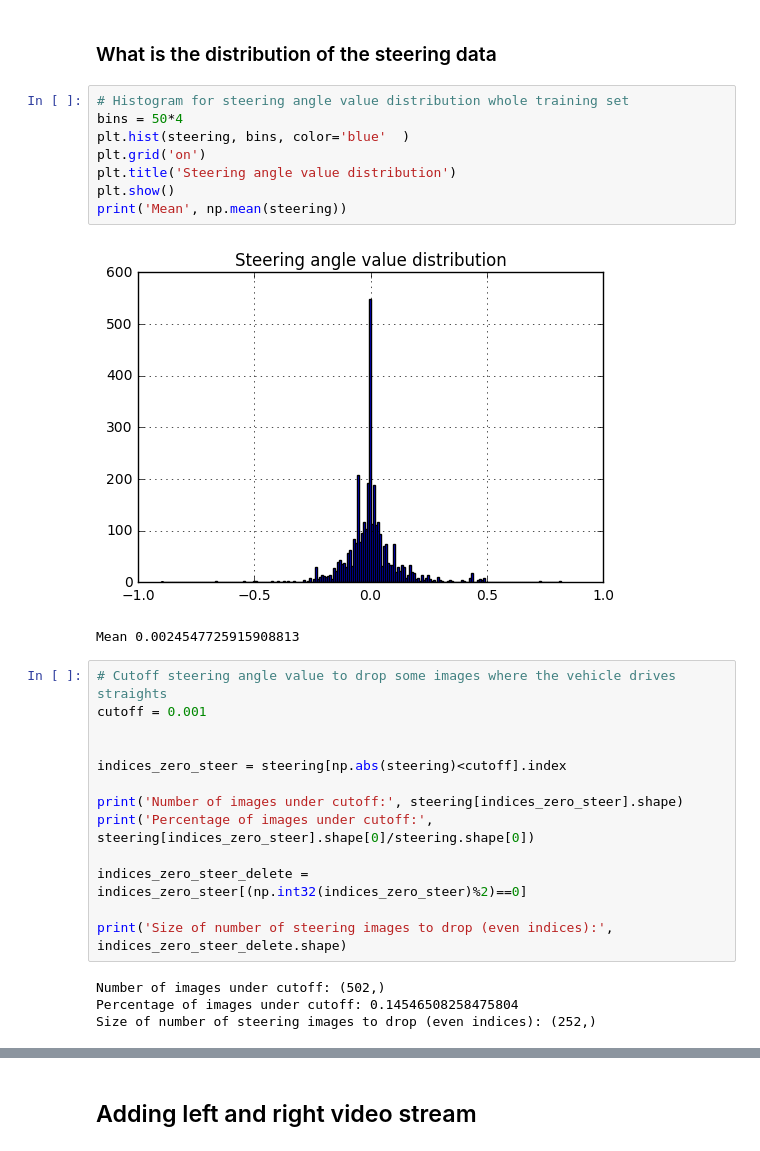
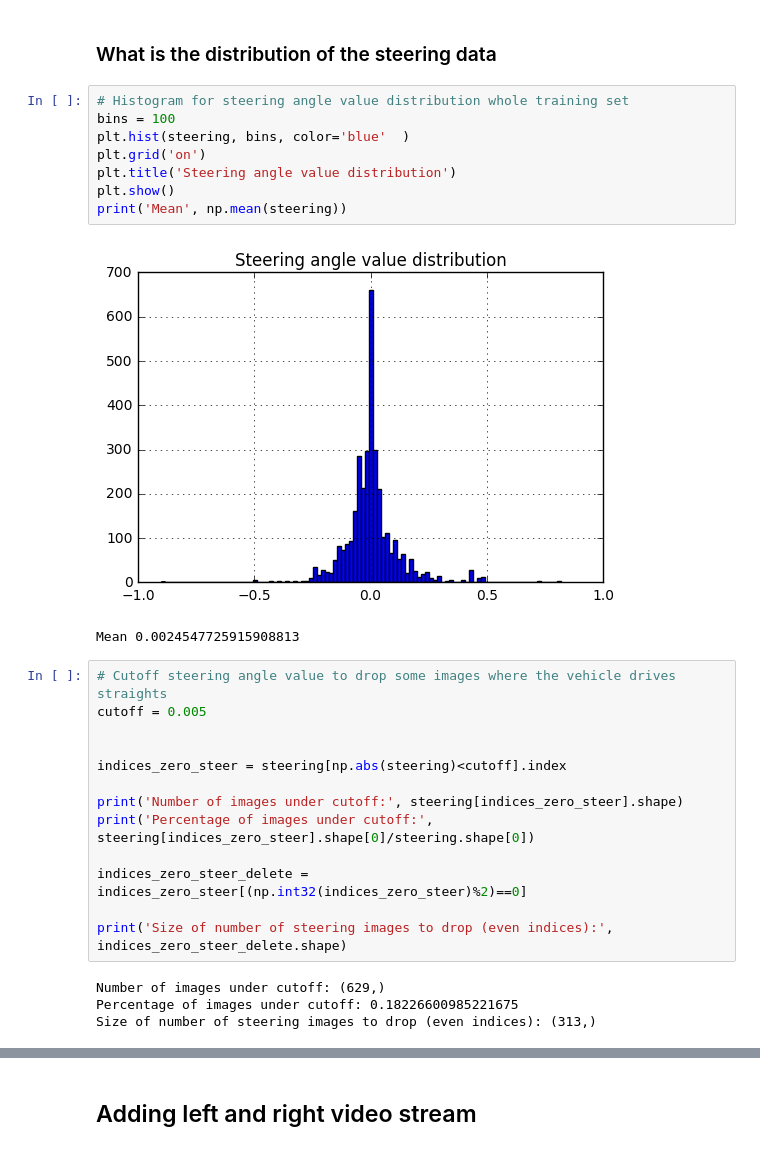
Before and after one commit to rdjondo/CarND-Behavioral-Cloning-P3, a Jupyter notebook: simulator-train.ipynb, the cells around one changed output, grey strips where cells are left out. Saved outputs shown, nothing was run; the diff lists cells and outputs as text.

```diff
--- a/simulator-train.ipynb
+++ b/simulator-train.ipynb
@@ -93,18 +93,18 @@ Images right vector dimension: 3451
 ### What is the distribution of the steering data
 # %%
 # Histogram for steering angle value distribution whole training set
-bins = 50*4
+bins = 100
 plt.hist(steering, bins, color='blue'  )
 plt.grid('on')
 plt.title('Steering angle value distribution')
 plt.show()
 print('Mean', np.mean(steering))
 # %% [output]
-[figure, old version]
+[figure, new version]
 Mean 0.0024547725915908813
 # %%
 # Cutoff steering angle value to drop some images where the vehicle drives straights
-cutoff = 0.001
+cutoff = 0.005
 
 
 indices_zero_steer = steering[np.abs(steering)<cutoff].index
@@ -116,8 +116,8 @@ indices_zero_steer_delete = indices_zero_steer[(np.int32(indices_zero_steer)%2)=
 
 print('Size of number of steering images to drop (even indices):', indices_zero_steer_delete.shape)
 # %% [output]
-Number of images under cutoff: (502,)
-Percentage of images under cutoff: 0.14546508258475804
-Size of number of steering images to drop (even indices): (252,)
+Number of images under cutoff: (629,)
+Percentage of images under cutoff: 0.18226600985221675
+Size of number of steering images to drop (even indices): (313,)
 # %%
 # Removing half of the steering values
```
Also changed, not shown: parts of 13 cells of this notebook, 4 other files.
